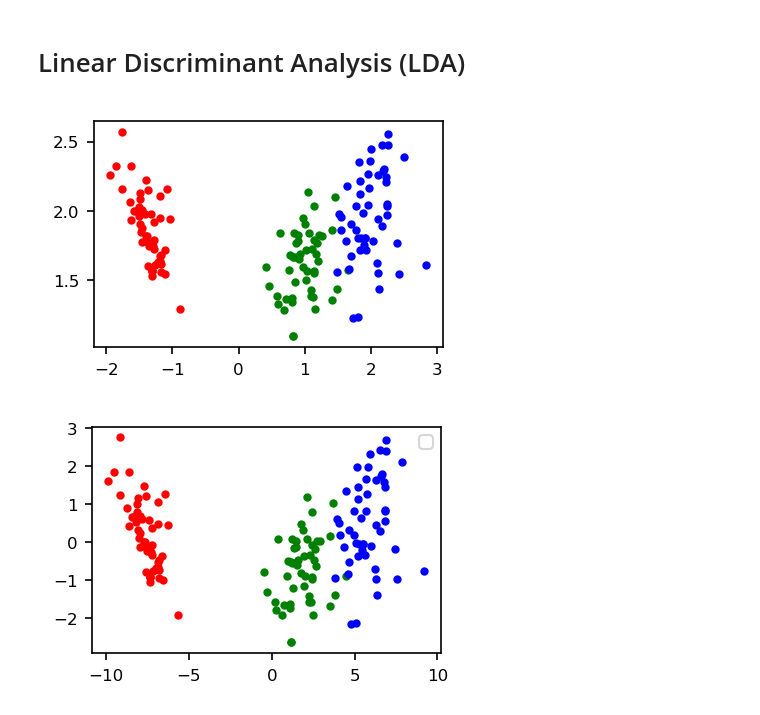
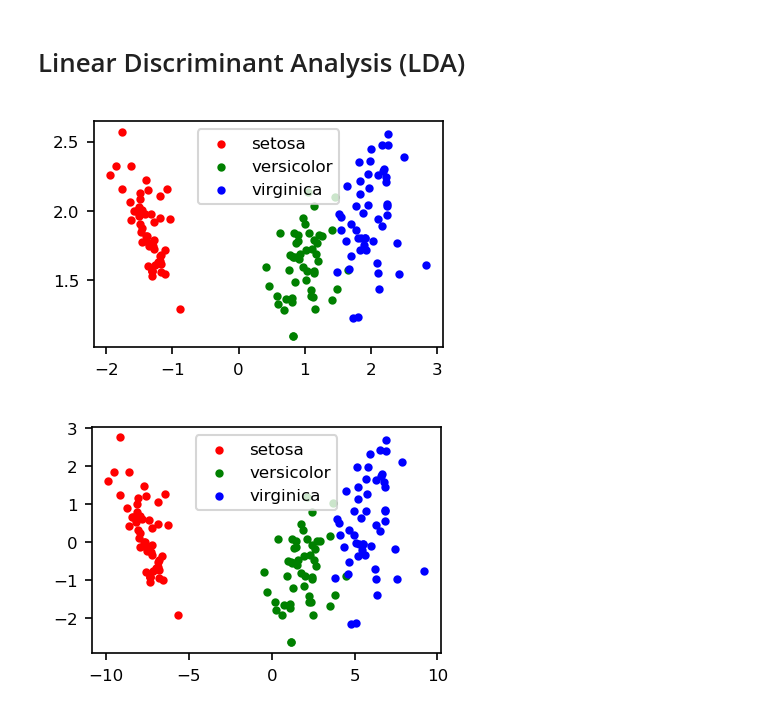
Before and after one commit to MJEmilio/MachineLearning, a Jupyter notebook: LDA.ipynb, the cells around one changed output. Saved outputs shown, nothing was run; the diff lists cells and outputs as text; code cells hidden in the pictures.

```diff
--- a/LDA.ipynb
+++ b/LDA.ipynb
@@ -34,19 +34,20 @@ evals = evals[indices]
 w = evecs[:,:2]
 n = np.dot(data,w)
 
-for i, c in zip(target_ids, 'rgb'):
-    plt.scatter(n[i == labels, 0], n[i == labels, 1], c = c, marker='.')
+for i, c,label in zip(target_ids, 'rgb',iris.target_names):
+    plt.scatter(n[i == labels, 0], n[i == labels, 1], c = c,label=label, marker='.')
+plt.legend()
 plt.show()
 # %% [output]
-[figure, old version]
+[figure, new version]
 # %%
 from sklearn.discriminant_analysis import LinearDiscriminantAnalysis as lda
 target_ids=[0,1,2]
 lda = lda(n_components=2)
 X_r2 = lda.fit(data, labels).transform(data)
-for i, c, LABEL in zip(target_ids, 'rgb'):
-    plt.scatter(X_r2[i == labels, 0], X_r2[i == labels, 1], c = c,LABEL=LAB, marker='.')
+for i, c, label in zip(target_ids, 'rgb',iris.target_names):
+    plt.scatter(X_r2[i == labels, 0], X_r2[i == labels, 1], c = c,label=label, marker='.')
 plt.legend()
 plt.show()
 # %% [output]
-[figure, old version]
+[figure, new version]
```
